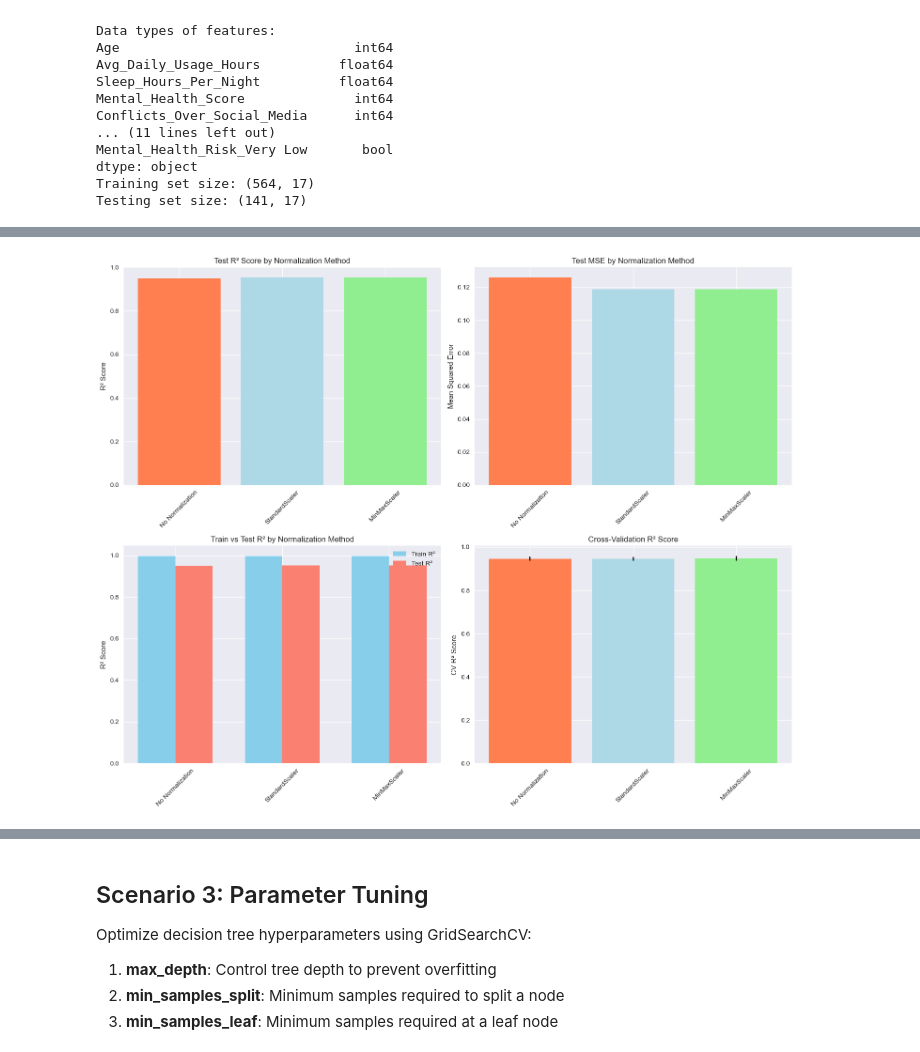
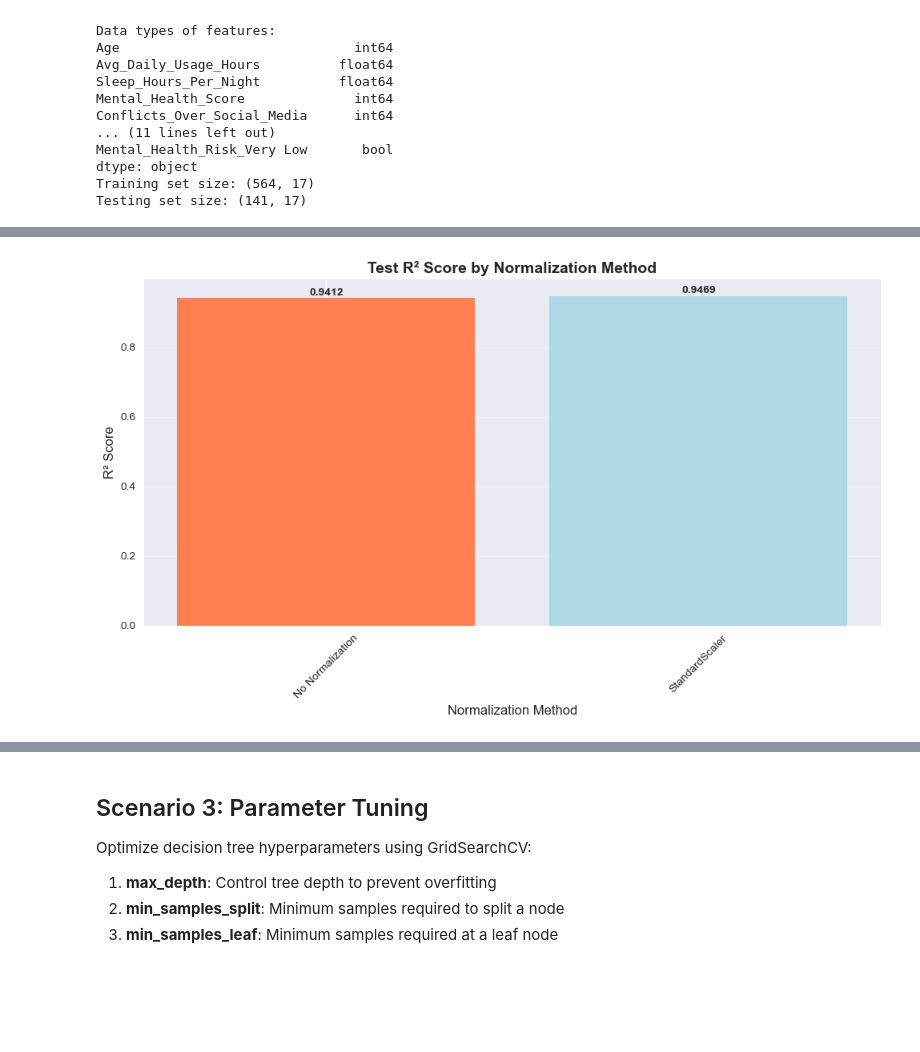
Before and after one commit to tsaqifimtinan/finalproject-kel-8-pm-d, a Jupyter notebook: decision tree/decision_tree_regression_analysis.ipynb, the cells around one changed output, grey strips where cells are left out. Drawn from its saved outputs; the diff is of its cells as text; code cells hidden in the pictures; blank space fills up the shorter version.

```diff
--- a/decision tree/decision_tree_regression_analysis.ipynb
+++ b/decision tree/decision_tree_regression_analysis.ipynb
@@ -469,11 +412,11 @@ Compare decision tree performance with and without data normalization:
 print("=== Normalization Analysis ===")
 
 # Use the best feature selection method from previous analysis
-# Let's use correlation-based selection for normalization testing
-X_train_norm = X_train_corr.copy()
-X_test_norm = X_test_corr.copy()
+# Let's use SelectKBest for normalization testing
+X_train_norm = pd.DataFrame(X_train_kbest, columns=selected_features_kbest, index=X_train.index)
+X_test_norm = pd.DataFrame(X_test_kbest, columns=selected_features_kbest, index=X_test.index)
 
-# 1. No Normalization (already done above as dt_corr)
+# 1. No Normalization (already done above as dt_kbest)
 
 # 2. StandardScaler Normalization
 scaler_standard = StandardScaler()
@@ -484,25 +427,14 @@ X_test_standard = scaler_standard.transform(X_test_norm)
 X_train_standard = pd.DataFrame(X_train_standard, columns=X_train_norm.columns, index=X_train_norm.index)
 X_test_standard = pd.DataFrame(X_test_standard, columns=X_test_norm.columns, index=X_test_norm.index)
 
-# 3. MinMaxScaler Normalization
-scaler_minmax = MinMaxScaler()
-X_train_minmax = scaler_minmax.fit_transform(X_train_norm)
-X_test_minmax = scaler_minmax.transform(X_test_norm)
-
-# Convert back to DataFrame for consistency
-X_train_minmax = pd.DataFrame(X_train_minmax, columns=X_train_norm.columns, index=X_train_norm.index)
-X_test_minmax = pd.DataFrame(X_test_minmax, columns=X_test_norm.columns, index=X_test_norm.index)
-
 print("Normalization methods prepared:")
 print(f"1. No normalization - shape: {X_train_norm.shape}")
 print(f"2. Standard scaling - shape: {X_train_standard.shape}")
-print(f"3. MinMax scaling - shape: {X_train_minmax.shape}")
 
 # Show example of scaling effects
 print("\nExample of scaling effects on first feature:")
 print(f"Original: {X_train_norm.iloc[:5, 0].values}")
 print(f"Standard: {X_train_standard.iloc[:5, 0].values}")
-print(f"MinMax: {X_train_minmax.iloc[:5, 0].values}")
 # %% [output]
 === Normalization Analysis ===
 Normalization methods prepared:
@@ -558,47 +478,28 @@ Overfitting (Train R² - Test R²): 0.0441
 # %%
-# Visualize Normalization Results
+# Visualize Normalization Results - R² Only
 norm_df = pd.DataFrame(normalization_results)
 
-fig, axes = plt.subplots(2, 2, figsize=(15, 12))
+# Test R² Comparison - Single plot
+plt.figure(figsize=(10, 6))
+plt.bar(norm_df['Model'], norm_df['Test_R2'], color=['coral', 'lightblue'])
+plt.title('Test R² Score by Normalization Method', fontsize=14, fontweight='bold')
+plt.ylabel('R² Score', fontsize=12)
+plt.xlabel('Normalization Method', fontsize=12)
+plt.xticks(rotation=45)
+plt.grid(axis='y', alpha=0.3)
 
-# Test R² Comparison
-axes[0, 0].bar(norm_df['Model'], norm_df['Test_R2'], color=['coral', 'lightblue', 'lightgreen'])
-axes[0, 0].set_title('Test R² Score by Normalization Method')
-axes[0, 0].set_ylabel('R² Score')
-axes[0, 0].tick_params(axis='x', rotation=45)
-
-# MSE Comparison
-axes[0, 1].bar(norm_df['Model'], norm_df['Test_MSE'], color=['coral', 'lightblue', 'lightgreen'])
-axes[0, 1].set_title('Test MSE by Normalization Method')
-axes[0, 1].set_ylabel('Mean Squared Error')
-axes[0, 1].tick_params(axis='x', rotation=45)
-
-# Training vs Test R² Comparison
-width = 0.35
-x = np.arange(len(norm_df))
-axes[1, 0].bar(x - width/2, norm_df['Train_R2'], width, label='Train R²', color='skyblue')
-axes[1, 0].bar(x + width/2, norm_df['Test_R2'], width, label='Test R²', color='salmon')
-axes[1, 0].set_title('Train vs Test R² by Normalization Method')
-axes[1, 0].set_ylabel('R² Score')
-axes[1, 0].set_xticks(x)
-axes[1, 0].set_xticklabels(norm_df['Model'], rotation=45)
-axes[1, 0].legend()
-
-# Cross-validation scores
-axes[1, 1].bar(norm_df['Model'], norm_df['CV_R2_Mean'],
-               yerr=norm_df['CV_R2_Std'], capsize=5, color=['coral', 'lightblue', 'lightgreen'])
-axes[1, 1].set_title('Cross-Validation R² Score')
-axes[1, 1].set_ylabel('CV R² Score')
-axes[1, 1].tick_params(axis='x', rotation=45)
+# Add value labels on top of bars
+for i, v in enumerate(norm_df['Test_R2']):
+    plt.text(i, v + 0.001, f'{v:.4f}', ha='center', va='bottom', fontweight='bold')
 
 plt.tight_layout()
 plt.show()
 
-print("\n=== Normalization Summary ===")
-print(norm_df[['Model', 'Test_R2', 'Test_MSE', 'CV_R2_Mean', 'Overfitting']].round(4))
+print("\n=== R² Performance Summary ===")
+print(norm_df[['Model', 'Test_R2']].round(4))
 
-print("\n=== Key Observation ===")
-print("As expected, decision trees are not significantly affected by feature scaling.")
-print("The performance differences are minimal across normalization methods.")
+print("\n=== Key Observation (R² Focus) ===")
+print("Decision trees show minimal R² performance differences between normalization methods.")
+print("This confirms that tree-based models are not significantly affected by feature scaling.")
 # %% [output]
-[figure, old version]
+[figure, new version]
```
Also changed, not shown: parts of 15 cells of this notebook.
